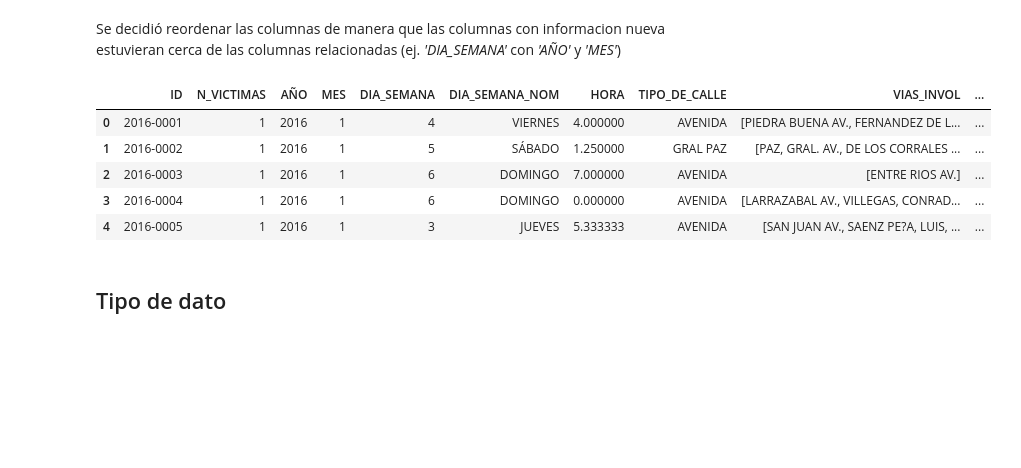
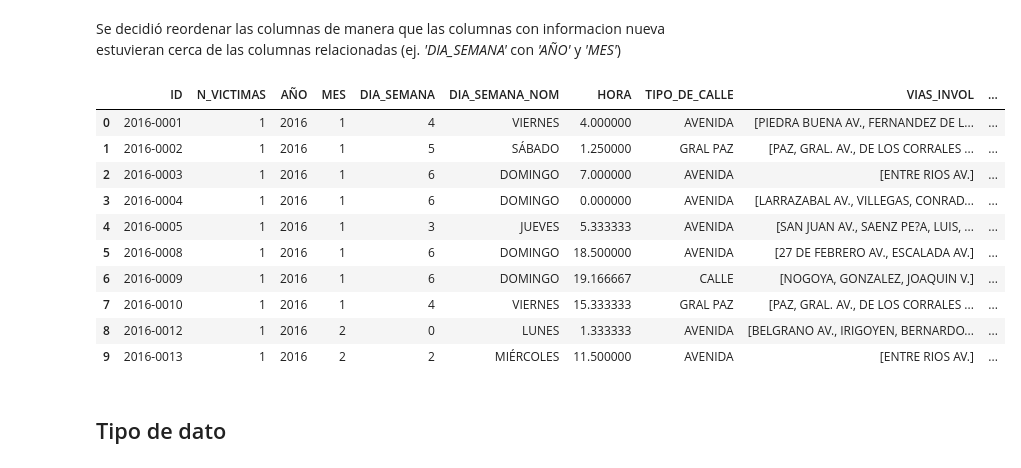
Before and after one commit to carocardenas0699/PI02---Data-Analysis, a Jupyter notebook: ETL_EDA_hechos.ipynb, the cells around one changed output. Cells and saved outputs as stored; diff of their text form; code cells hidden in the pictures; blank space fills up the shorter version.

```diff
--- a/ETL_EDA_hechos.ipynb
+++ b/ETL_EDA_hechos.ipynb
@@ -326,0 +331,3 @@ hechos['LATITUD'] = hechos['LATITUD'].astype(float)
+# %%
+hechos['HORA'] = hechos['HORA'].apply(lambda x: str(hechos['HORA'].mode().iloc[0]) if x== 'SD' else x)
+hechos['HH'] = hechos['HH'].apply(lambda x: str(hechos['HH'].mode().iloc[0]) if x== 'SD' else x)
@@ -395,6 +396,5 @@ hechos['HORA'] = hechos['HORA'].apply(lambda x: str(hechos['HORA'].mode().iloc[0
 # %%
 hechos['HORA']=pd.to_datetime(hechos['HORA'], format='%H:%M:%S')
-hechos['HORA']=hechos['HORA'].dt.time
 # %%
 hechos['HORA']=hechos['HORA'].dt.hour + hechos['HORA'].dt.minute / 60
 # %% [markdown]
@@ -429,14 +429,19 @@ Se decidió reordenar las columnas de manera que las columnas con informacion nu
 # %%
 hechos = hechos[['ID','N_VICTIMAS', 'AÑO', 'MES','DIA_SEMANA','DIA_SEMANA_NOM','HORA','TIPO_DE_CALLE','VIAS_INVOL','INTERSECCION','COMUNA','PARTICIPANTES','VICTIMA', 'ACUSADO','LONGITUD', 'LATITUD']]
 # %%
-hechos.head()
+hechos.head(10)
 # %% [output]
 |  | ID | N_VICTIMAS | AÑO | MES | DIA_SEMANA | DIA_SEMANA_NOM | HORA | TIPO_DE_CALLE | VIAS_INVOL | ... |
 | 0 | 2016-0001 | 1 | 2016 | 1 | 4 | VIERNES | 4.000000 | AVENIDA | [PIEDRA BUENA AV., FERNANDEZ DE L... | ... |
 | 1 | 2016-0002 | 1 | 2016 | 1 | 5 | SÁBADO | 1.250000 | GRAL PAZ | [PAZ, GRAL. AV., DE LOS CORRALES ... | ... |
 | 2 | 2016-0003 | 1 | 2016 | 1 | 6 | DOMINGO | 7.000000 | AVENIDA | [ENTRE RIOS AV.] | ... |
 | 3 | 2016-0004 | 1 | 2016 | 1 | 6 | DOMINGO | 0.000000 | AVENIDA | [LARRAZABAL AV., VILLEGAS, CONRAD... | ... |
 | 4 | 2016-0005 | 1 | 2016 | 1 | 3 | JUEVES | 5.333333 | AVENIDA | [SAN JUAN AV., SAENZ PE?A, LUIS, ... | ... |
+| 5 | 2016-0008 | 1 | 2016 | 1 | 6 | DOMINGO | 18.500000 | AVENIDA | [27 DE FEBRERO AV., ESCALADA AV.] | ... |
+| 6 | 2016-0009 | 1 | 2016 | 1 | 6 | DOMINGO | 19.166667 | CALLE | [NOGOYA, GONZALEZ, JOAQUIN V.] | ... |
+| 7 | 2016-0010 | 1 | 2016 | 1 | 4 | VIERNES | 15.333333 | GRAL PAZ | [PAZ, GRAL. AV., DE LOS CORRALES ... | ... |
+| 8 | 2016-0012 | 1 | 2016 | 2 | 0 | LUNES | 1.333333 | AVENIDA | [BELGRANO AV., IRIGOYEN, BERNARDO... | ... |
+| 9 | 2016-0013 | 1 | 2016 | 2 | 2 | MIÉRCOLES | 11.500000 | AVENIDA | [ENTRE RIOS AV.] | ... |
 # %% [markdown]
 ## Tipo de dato
 # %% [markdown]
```
Also changed, not shown: parts of 15 cells of this notebook, 3 other files.
